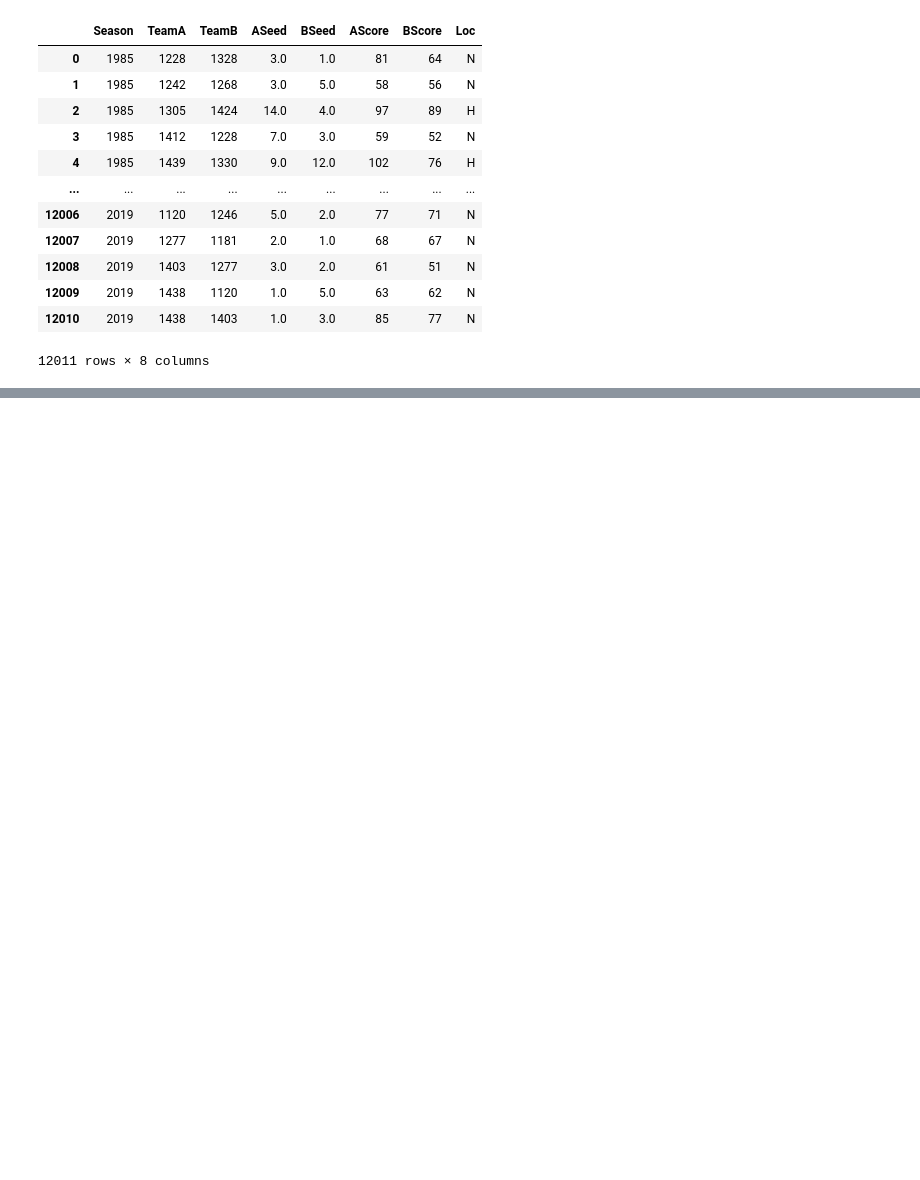
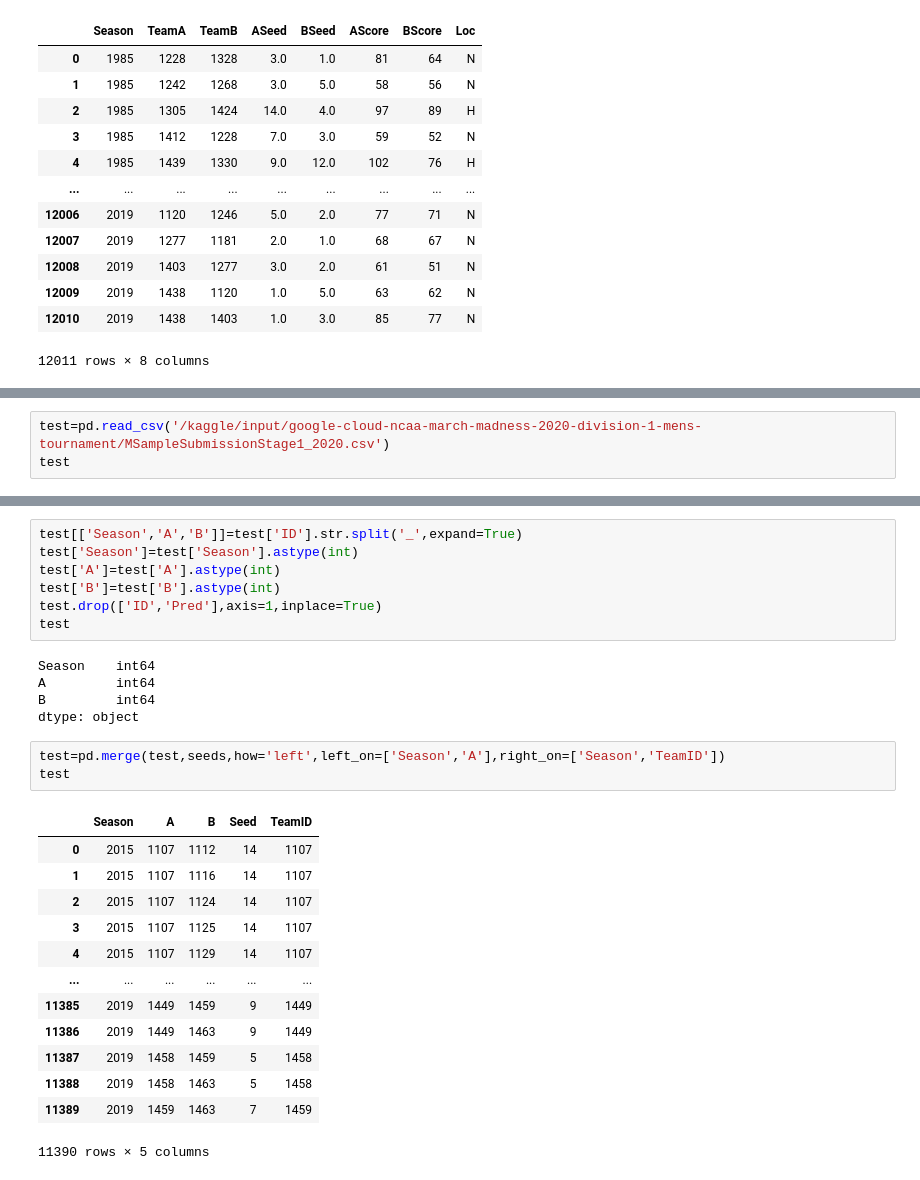
Before and after one commit to uni2237/kaggle-ncaa_m_2020, a Jupyter notebook: kernel79392c161c.ipynb, the cells around one changed output, grey strips where cells are left out. Drawn from its saved outputs; the diff is of its cells as text; blank space fills up the shorter version.

```diff
--- a/kernel79392c161c.ipynb
+++ b/kernel79392c161c.ipynb
@@ -280,0 +289,3 @@ total
+# %%
+test=pd.read_csv('/kaggle/input/google-cloud-ncaa-march-madness-2020-division-1-mens-tournament/MSampleSubmissionStage1_2020.csv')
+test
@@ -280,0 +306,29 @@ total
+# %%
+test[['Season','A','B']]=test['ID'].str.split('_',expand=True)
+test['Season']=test['Season'].astype(int)
+test['A']=test['A'].astype(int)
+test['B']=test['B'].astype(int)
+test.drop(['ID','Pred'],axis=1,inplace=True)
+test
+# %% [output]
+Season    int64
+A         int64
+B         int64
+dtype: object
+# %%
+test=pd.merge(test,seeds,how='left',left_on=['Season','A'],right_on=['Season','TeamID'])
+test
+# %% [output]
+|  | Season | A | B | Seed | TeamID |
+| 0 | 2015 | 1107 | 1112 | 14 | 1107 |
+| 1 | 2015 | 1107 | 1116 | 14 | 1107 |
+| 2 | 2015 | 1107 | 1124 | 14 | 1107 |
+| 3 | 2015 | 1107 | 1125 | 14 | 1107 |
+| 4 | 2015 | 1107 | 1129 | 14 | 1107 |
+| ... | ... | ... | ... | ... | ... |
+| 11385 | 2019 | 1449 | 1459 | 9 | 1449 |
+| 11386 | 2019 | 1449 | 1463 | 9 | 1449 |
+| 11387 | 2019 | 1458 | 1459 | 5 | 1458 |
+| 11388 | 2019 | 1458 | 1463 | 5 | 1458 |
+| 11389 | 2019 | 1459 | 1463 | 7 | 1459 |
+11390 rows × 5 columns
```
Also changed, not shown: parts of 5 cells of this notebook.
